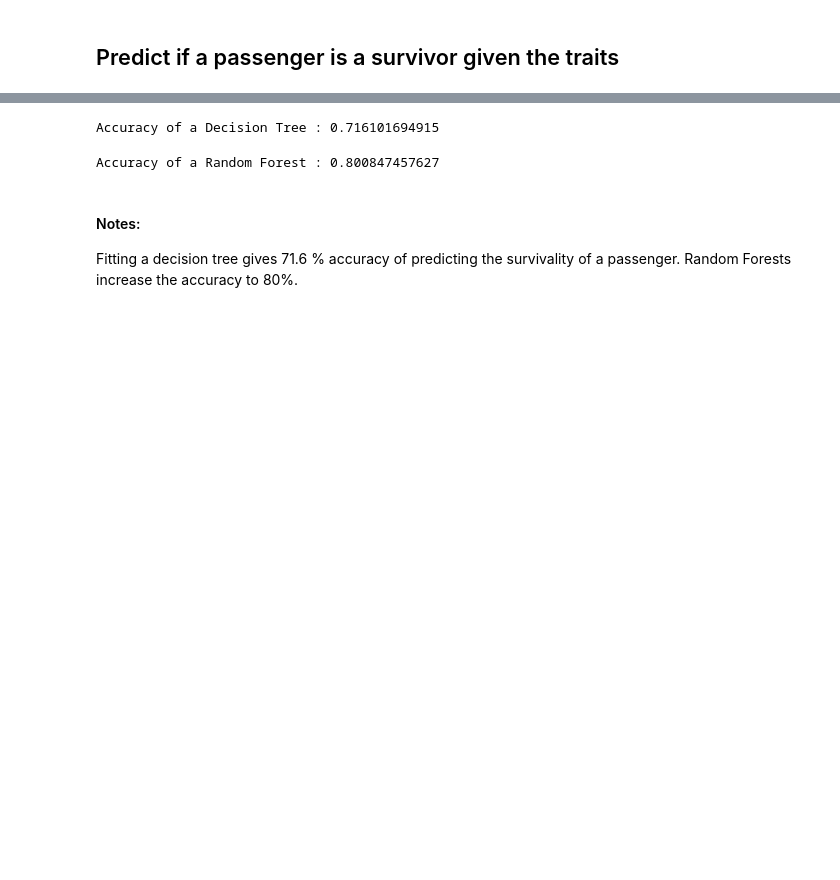
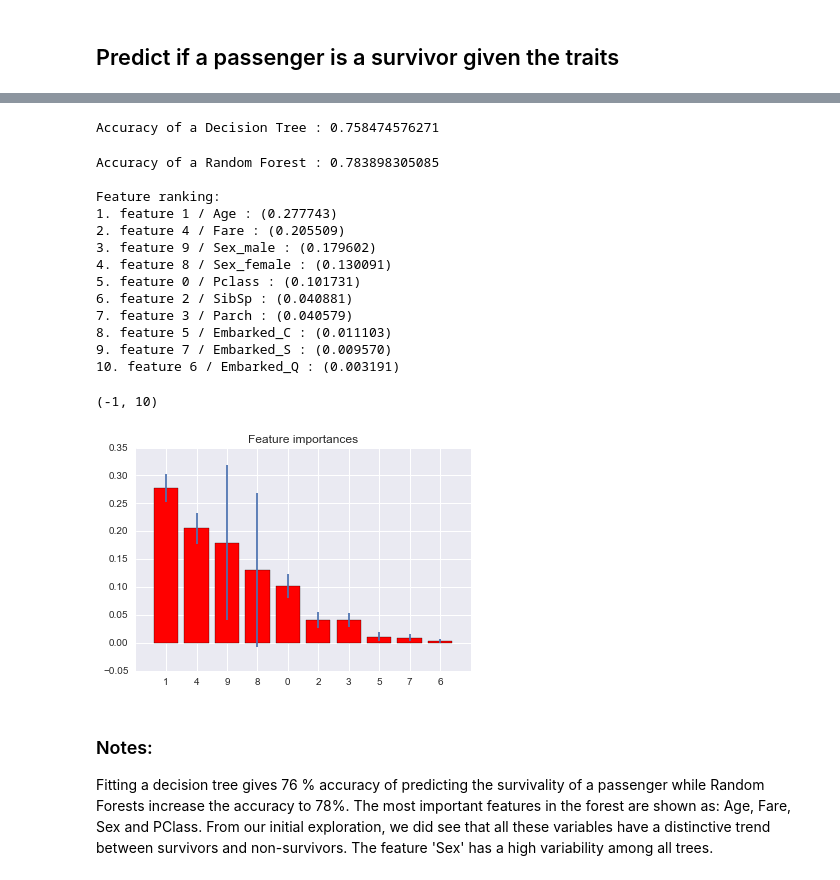
Before and after one commit to suwDB/Udacity-Projects, a Jupyter notebook: P2 Titanic/Titanic.ipynb, the cells around one changed output, grey strips where cells are left out. Drawn from its saved outputs; the diff is of its cells as text; code cells hidden in the pictures; blank space fills up the shorter version.

```diff
--- a/P2 Titanic/Titanic.ipynb
+++ b/P2 Titanic/Titanic.ipynb
@@ -374,28 +471,73 @@ Name: Survived, dtype: int64
 # %%
+#Fitting a decision tree and predict the accuracy of the model
+
 from sklearn.cross_validation import cross_val_score
 from sklearn.tree import DecisionTreeClassifier
 from sklearn.cross_validation import train_test_split
 
-# Train and test split
-X_train, X_test, y_train, y_test = train_test_split(df_no_missing_age_dummies_X, df_no_missing_age_dummies_Y, test_size=0.33, random_state=42)
-
-clfr = tree.DecisionTreeClassifier()
+clfr = DecisionTreeClassifier()
 tree.fit = clfr.fit(X_train, y_train)
 
-clfr.predict(df_data_test)
+clfr.predict(X_test)
 tree_accuracy = clfr.score(X_test, y_test, sample_weight=None)
 print "Accuracy of a Decision Tree : " + str(tree_accuracy)
 # %% [output]
-Accuracy of a Decision Tree : 0.716101694915
+Accuracy of a Decision Tree : 0.758474576271
-# %%
-from sklearn.ensemble import RandomForestClassifier
-rf = RandomForestClassifier(n_estimators=100)
-rf.fit(X_train, y_train)
-rf.predict(df_data_test)
-forest_accuracy = rf.score(X_test, y_test, sample_weight=None)
-print "Accuracy of a Random Forest : " + str(forest_accuracy)
-# %% [output]
-Accuracy of a Random Forest : 0.800847457627
+# %%
+# Fitting a random forest and predict the accuracy of the model
+
+from sklearn.ensemble import ExtraTreesClassifier
+
+# Build a forest and compute the feature importances
+forest = ExtraTreesClassifier(n_estimators=100,
+                              random_state=0)
+
+# X_train, X_test, y_train, y_test
+X = X_train
+y = y_train
+forest.fit(X, y)
+forest.predict(X_test)
+forest_accuracy = forest.score(X_test, y_test, sample_weight=None)
+print "Accuracy of a Random Forest : " + str(forest_accuracy)
+print
+
+importances = forest.feature_importances_
+
+# feature names
+feature_names = np.array(X_train.columns.values)
+
+std = np.std([tree.feature_importances_ for tree in forest.estimators_], axis=0)
+indices = np.argsort(importances)[::-1]
+
+# Print the feature ranking
+print("Feature ranking:")
+
+for f in range(X.shape[1]):
+    print("%d. feature %d / %s : (%f)" % (f + 1, indices[f], feature_names[indices[f]], importances[indices[f]]))
+
+# Plot the feature importances of the forest
+plt.figure()
+plt.title("Feature importances")
+plt.bar(range(X.shape[1]), importances[indices],
+       color="r", yerr=std[indices], align="center")
+plt.xticks(range(X.shape[1]), indices)
+plt.xlim([-1, X.shape[1]])
+# %% [output]
+Accuracy of a Random Forest : 0.783898305085
+
+Feature ranking:
+1. feature 1 / Age : (0.277743)
+2. feature 4 / Fare : (0.205509)
+3. feature 9 / Sex_male : (0.179602)
+4. feature 8 / Sex_female : (0.130091)
+5. feature 0 / Pclass : (0.101731)
+6. feature 2 / SibSp : (0.040881)
+7. feature 3 / Parch : (0.040579)
+8. feature 5 / Embarked_C : (0.011103)
+9. feature 7 / Embarked_S : (0.009570)
+10. feature 6 / Embarked_Q : (0.003191)
+(-1, 10)
+[figure, added]
 # %% [markdown]
-#### Notes:
-Fitting a decision tree gives 71.6 % accuracy of predicting the survivality of a passenger. Random Forests increase the accuracy to 80%.
+### Notes:
+Fitting a decision tree gives 76 % accuracy of predicting the survivality of a passenger while Random Forests increase the accuracy to 78%. The most important features in the forest are shown as: Age, Fare, Sex and PClass. From our initial exploration, we did see that all these variables have a distinctive trend between survivors and non-survivors. The feature 'Sex' has a high variability among all trees.
```
Also changed, not shown: parts of 35 cells of this notebook.
